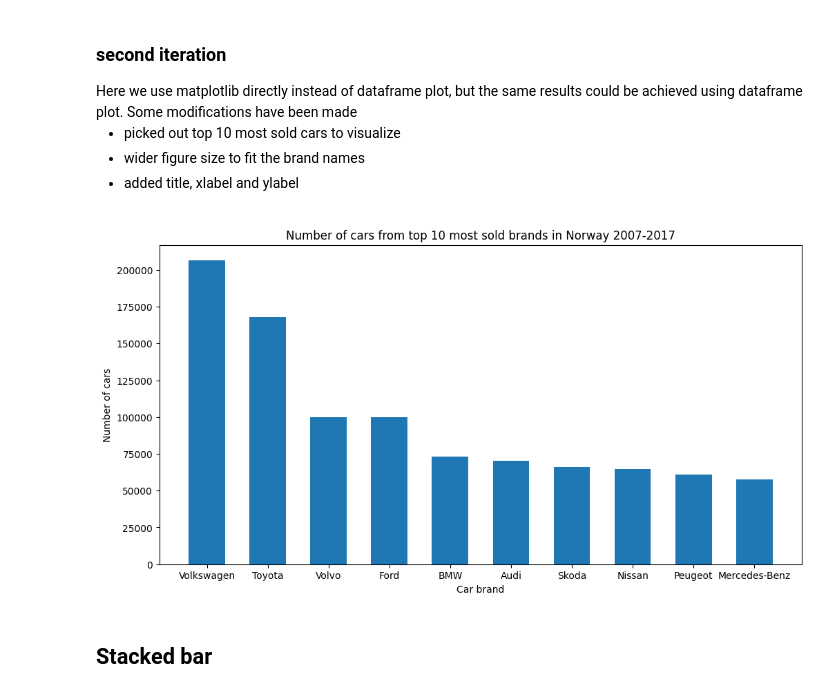
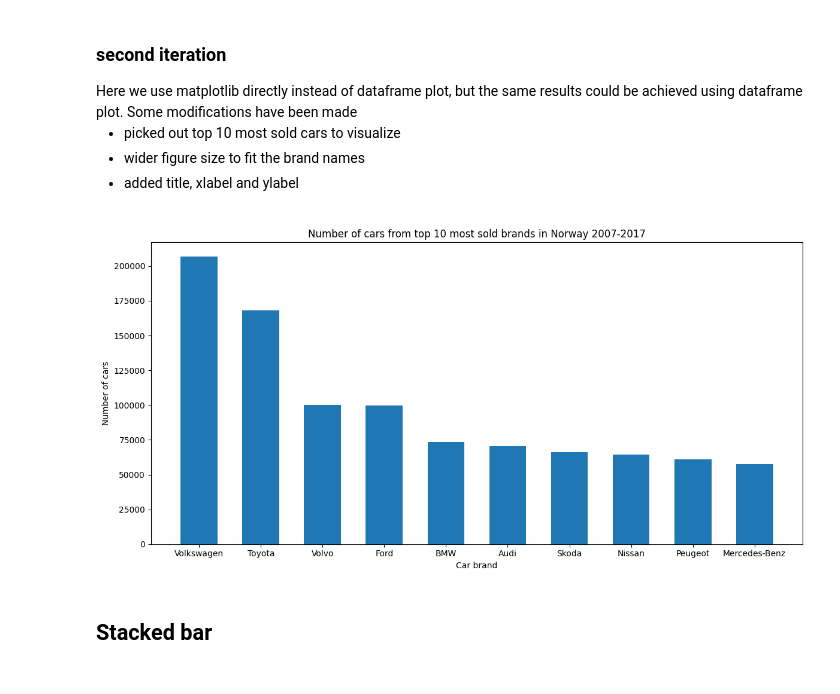
Before and after one commit to AIgineerAB/data_visualization_course, a Jupyter notebook: 02_matplotlib_line_bar/matplotlib_line_bar.ipynb, the cells around one changed output. Drawn from its saved outputs; the diff is of its cells as text; code cells hidden in the pictures.

```diff
--- a/02_matplotlib_line_bar/matplotlib_line_bar.ipynb
+++ b/02_matplotlib_line_bar/matplotlib_line_bar.ipynb
@@ -100,30 +100,32 @@ Here we use matplotlib directly instead of dataframe plot, but the same results
 # %%
 import matplotlib.pyplot as plt
 
 
 def top_ten_bar():
     df_quantity_make_top_10 = df_quantity_make.iloc[:10]
 
     fig, ax = plt.subplots(figsize=(12, 6))
 
 
     ax.bar(
         x=df_quantity_make_top_10["Make"],
         height=df_quantity_make_top_10["Quantity"],
         width=0.6,
     )
 
     ax.set(
         title="Number of cars from top 10 most sold brands in Norway 2007-2017",
         xlabel="Car brand",
         ylabel="Number of cars",
     )
 
     return fig, ax
 
-top_ten_bar();
+fig, ax = top_ten_bar();
+fig.tight_layout()
+fig.savefig("figures/bars_top_10.png")
 # %% [output]
-[figure, old version]
+[figure, new version]
 # %% [markdown]
 ## Stacked bar
 # %%
```
Also changed, not shown: 3 other files.
